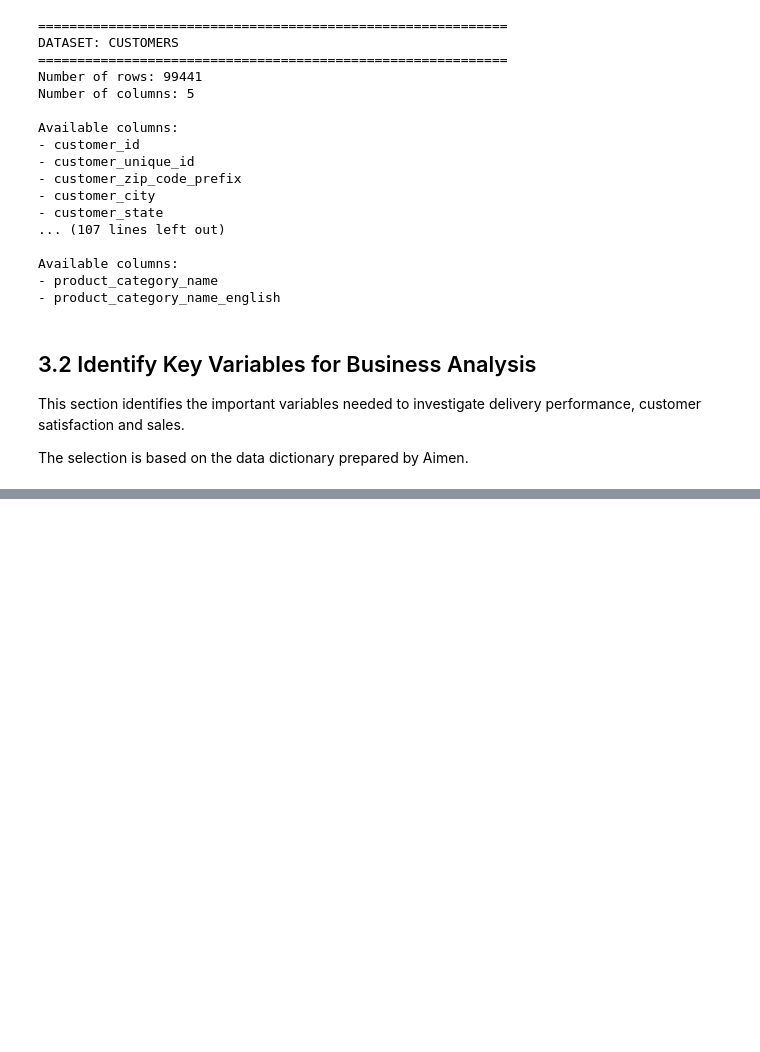
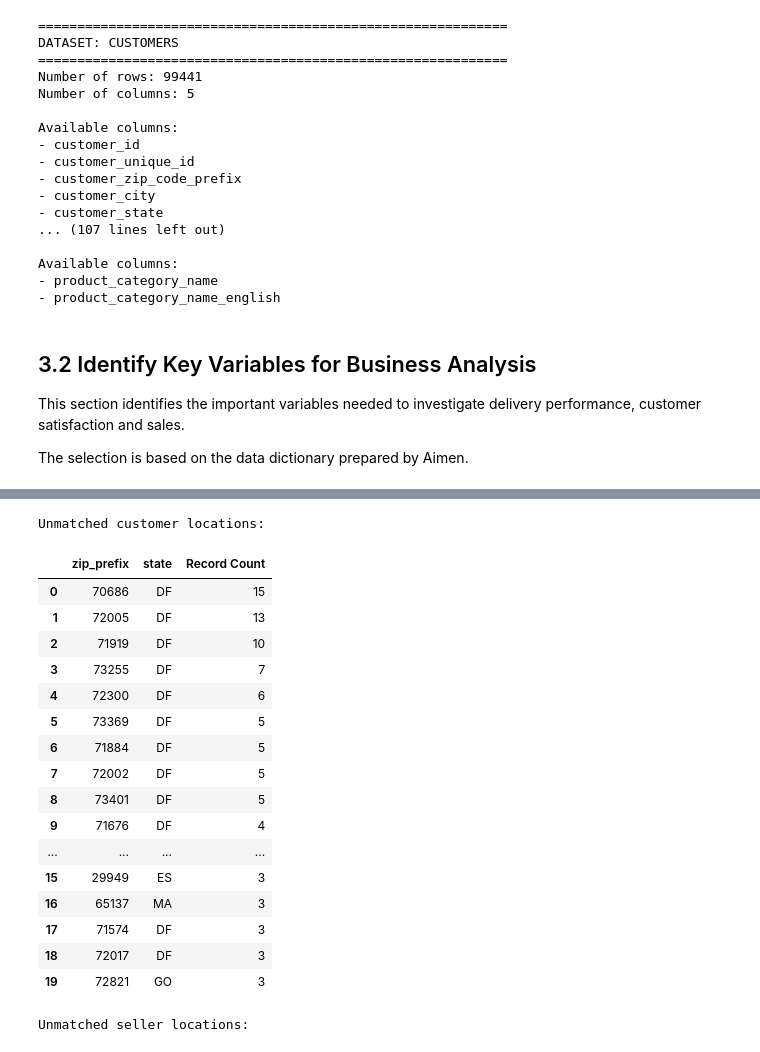
Before and after one commit to tarunmazumdertm-source/olist-delivery-performance-bi, a Jupyter notebook: 04_eda/notebooks/02_olist_eda.ipynb, the cells around one changed output, grey strips where cells are left out. Drawn from its saved outputs; the diff is of its cells as text; code cells hidden in the pictures; blank space fills up the shorter version.

```diff
--- a/04_eda/notebooks/02_olist_eda.ipynb
+++ b/04_eda/notebooks/02_olist_eda.ipynb
@@ -506,0 +2130,30 @@ Missing variable names: 0
+# %%
+# Extract unmatched customer locations
+
+customer_unmatched = customer_geo_check.loc[
+    customer_geo_check["_merge"] == "left_only",
+    ["zip_prefix", "state"]
+].copy()
+
+# Extract unmatched seller locations
+
+seller_unmatched = seller_geo_check.loc[
+    seller_geo_check["_merge"] == "left_only",
+    ["zip_prefix", "state"]
+].copy()
+
+# Count distinct unmatched location combinations
+
+print("CUSTOMER LOCATIONS")
+print("Unmatched records:", len(customer_unmatched))
+print(
+    "Distinct unmatched ZIP + state combinations:",
+    customer_unmatched.drop_duplicates().shape[0]
+)
+
+print("\nSELLER LOCATIONS")
+print("Unmatched records:", len(seller_unmatched))
+print(
+    "Distinct unmatched ZIP + state combinations:",
+    seller_unmatched.drop_duplicates().shape[0]
+)
@@ -506,0 +2168,34 @@ Missing variable names: 0
+# %%
+print("Unmatched customer locations:")
+display(
+    customer_unmatched.value_counts()
+    .reset_index(name="Record Count")
+    .head(20)
+)
+
+print("Unmatched seller locations:")
+display(
+    seller_unmatched.value_counts()
+    .reset_index(name="Record Count")
+    .head(20)
+)
+# %% [output]
+Unmatched customer locations:
+|  | zip_prefix | state | Record Count |
+| 0 | 70686 | DF | 15 |
+| 1 | 72005 | DF | 13 |
+| 2 | 71919 | DF | 10 |
+| 3 | 73255 | DF | 7 |
+| 4 | 72300 | DF | 6 |
+| 5 | 73369 | DF | 5 |
+| 6 | 71884 | DF | 5 |
+| 7 | 72002 | DF | 5 |
+| 8 | 73401 | DF | 5 |
+| 9 | 71676 | DF | 4 |
+| ... | ... | ... | ... |
+| 15 | 29949 | ES | 3 |
+| 16 | 65137 | MA | 3 |
+| 17 | 71574 | DF | 3 |
+| 18 | 72017 | DF | 3 |
+| 19 | 72821 | GO | 3 |
+Unmatched seller locations:
```
Also changed, not shown: parts of 78 cells of this notebook, 2 other files.
